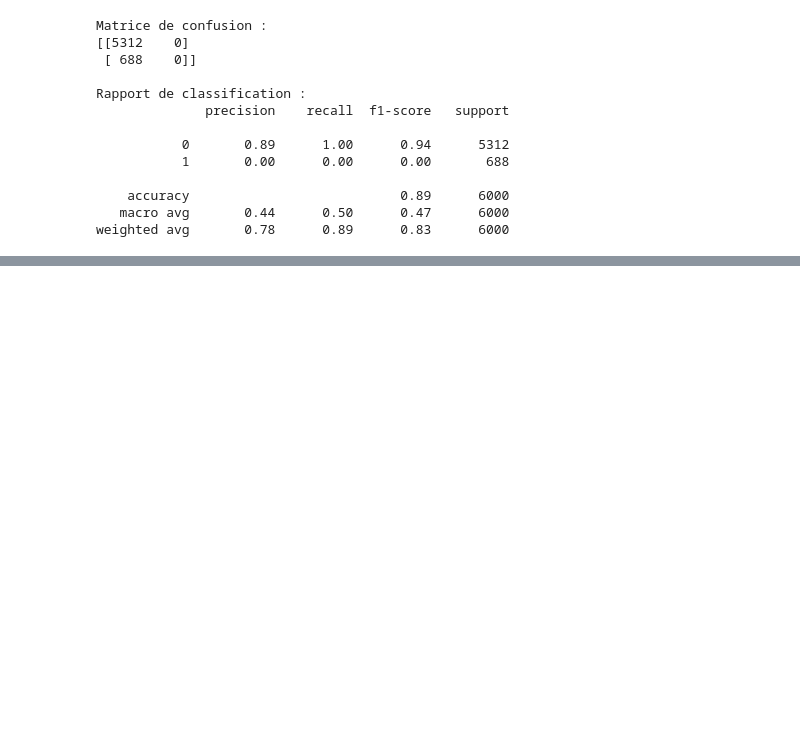
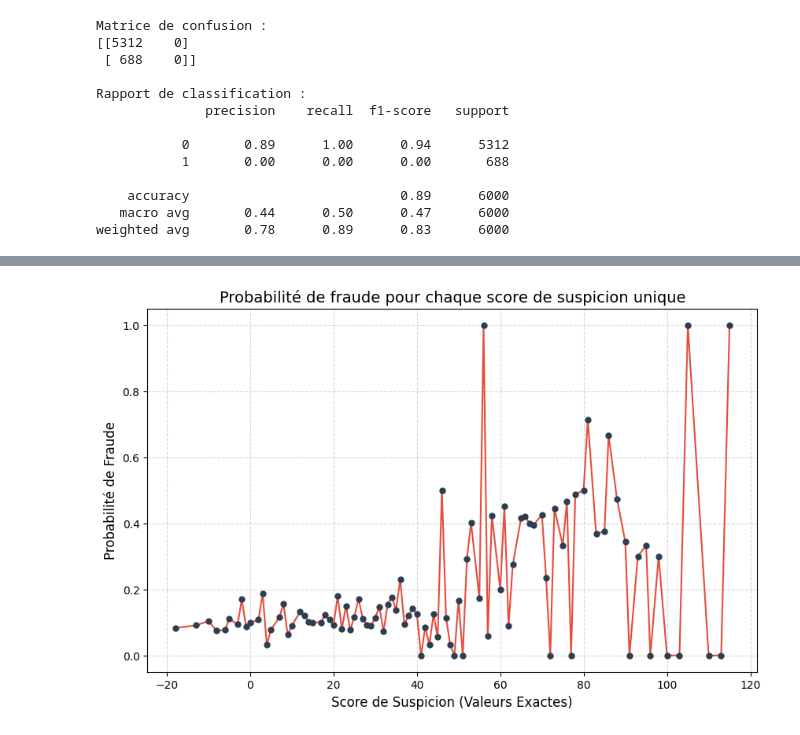
Before and after one commit to eliotneh-alt/memoire-ia-eliot-nehme, a Jupyter notebook: codes/test_data.ipynb, the cells around one changed output, grey strips where cells are left out. Saved outputs shown, nothing was run; the diff lists cells and outputs as text; code cells hidden in the pictures; blank space fills up the shorter version.

```diff
--- a/codes/test_data.ipynb
+++ b/codes/test_data.ipynb
@@ -145,0 +236,44 @@ weighted avg       0.78      0.89      0.83      6000
+# %%
+import pandas as pd
+import matplotlib.pyplot as plt
+
+# 1. Conversion en Pandas (Assure-toi que df est ton dataframe de départ)
+score_suspicion_pd = score_suspicion.to_pandas()
+
+# 1 bis. Création d'une version numérique de la variable cible pour calculer la probabilité
+score_suspicion_pd['fraud_binary'] = score_suspicion_pd['fraud_reported'].map({'N': 0, 'Y': 1})
+
+# 2. On calcule la probabilité pour CHAQUE score exact (sans faire de tranches)
+# On groupe par le score lui-même, on calcule la moyenne (qui est la proba) et on compte
+proba_par_score = score_suspicion_pd.groupby('suspicion_score')['fraud_binary'].agg(['mean', 'count']).reset_index()
+
+# Facultatif : On peut filtrer pour ne garder que les scores qui ont un minimum de données (par ex: au moins 3 dossiers)
+# pour éviter qu'un seul dossier frauduleux isolé fasse un pic à 100% de probabilité.
+# Si tu veux TOUT voir, commente cette ligne avec un #
+proba_par_score = proba_par_score[proba_par_score['count'] > 1]
+
+# 3. Création du graphique
+plt.figure(figsize=(10, 6))
+
+plt.plot(
+    proba_par_score['suspicion_score'],
+    proba_par_score['mean'],
+    marker='o',
+    linestyle='-',
+    color='#E74C3C',
+    markerfacecolor='#2C3E50',
+    markeredgecolor='#2C3E50',
+    markersize=5,  # J'ai réduit la taille des points car tu en auras beaucoup plus
+    linewidth=1.5
+)
+
+plt.title("Probabilité de fraude pour chaque score de suspicion unique", fontsize=14)
+plt.xlabel("Score de Suspicion (Valeurs Exactes)", fontsize=12)
+plt.ylabel("Probabilité de Fraude", fontsize=12)
+plt.ylim(-0.05, 1.05)
+plt.grid(True, linestyle='--', alpha=0.5)
+
+plt.savefig("courbe_probabilite_fraude_tous_les_points.png", dpi=300, bbox_inches='tight')
+plt.show()
+# %% [output]
+[figure, added]
```
Also changed, not shown: parts of 3 cells of this notebook, 13 other files.
